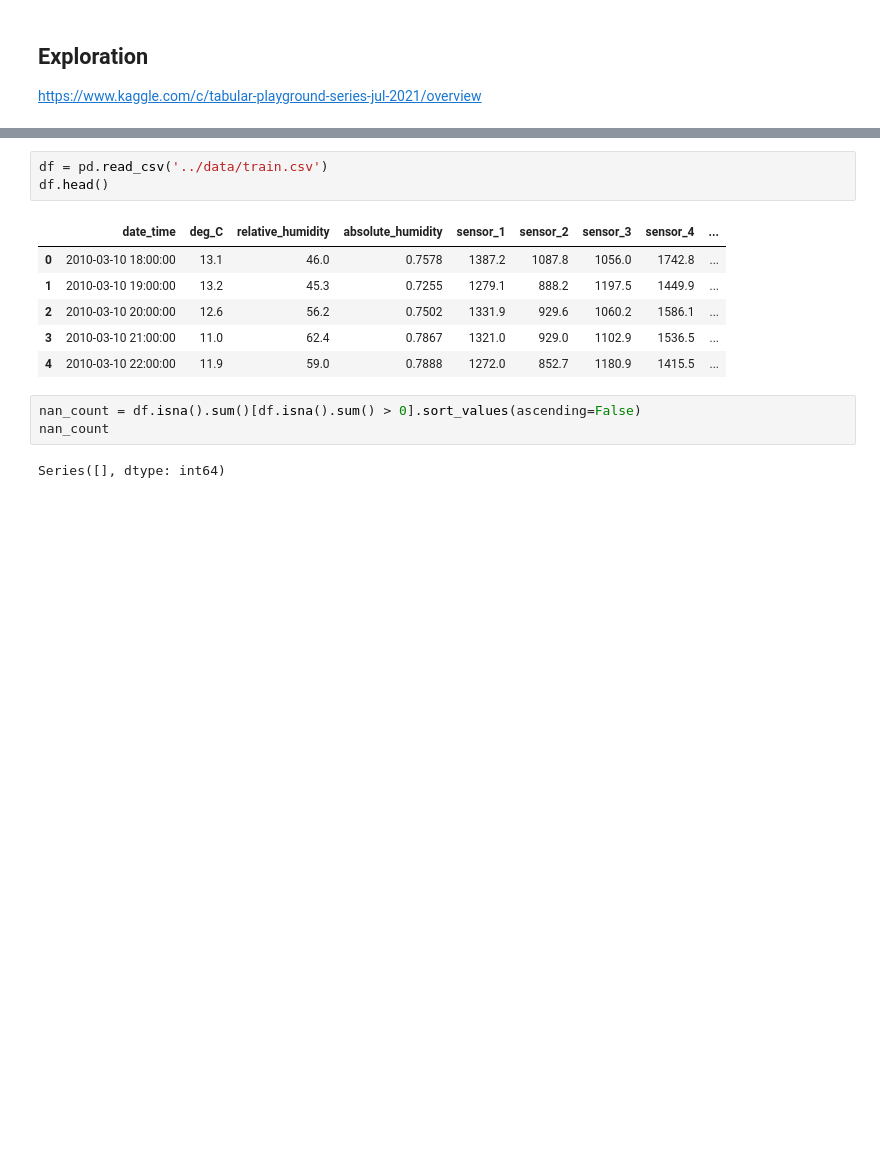
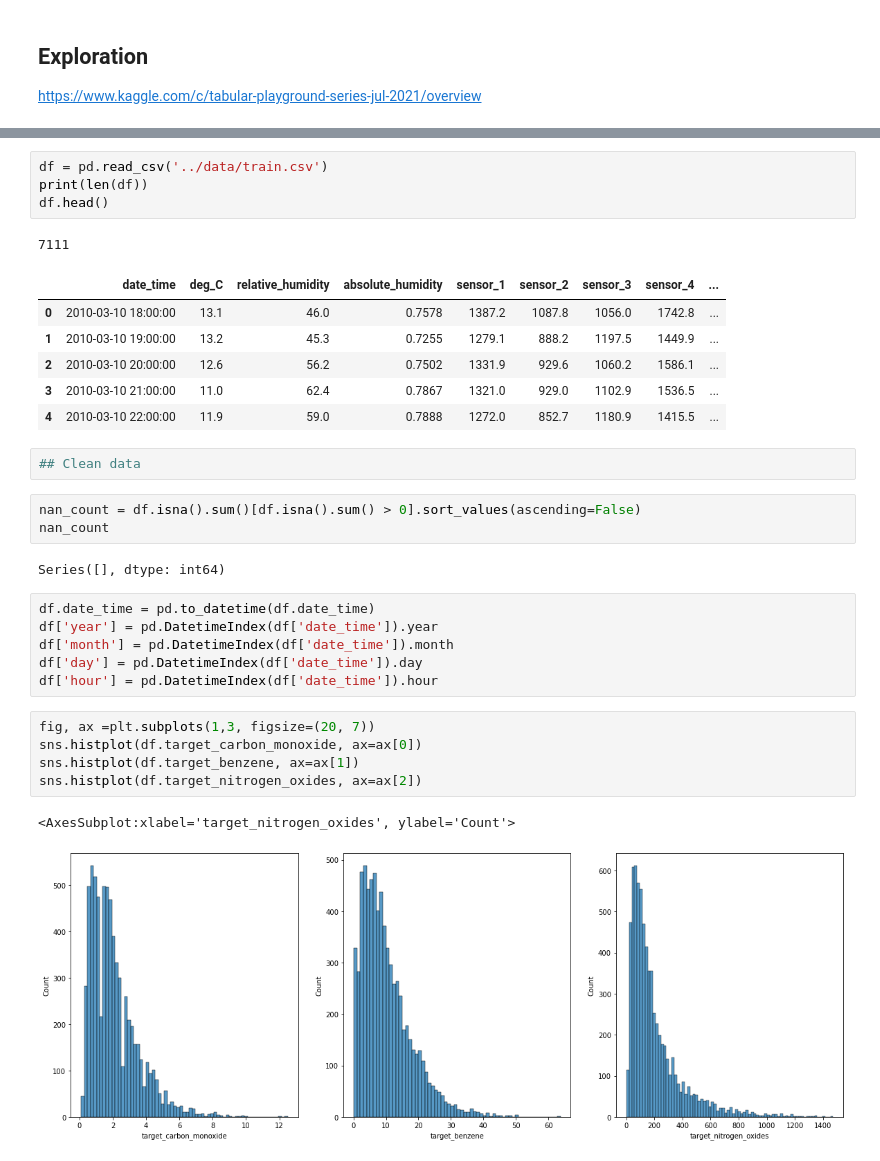
Before and after one commit to leejaeka/kaggle-playground-series, a Jupyter notebook: July-2021/notebook/exploration1.ipynb, the cells around one changed output, grey strips where cells are left out. Saved outputs shown, nothing was run; the diff lists cells and outputs as text; blank space fills up the shorter version.

```diff
--- a/July-2021/notebook/exploration1.ipynb
+++ b/July-2021/notebook/exploration1.ipynb
@@ -10,15 +17,33 @@ import numpy as np
 # %%
 df = pd.read_csv('../data/train.csv')
+print(len(df))
 df.head()
 # %% [output]
+7111
 |  | date_time | deg_C | relative_humidity | absolute_humidity | sensor_1 | sensor_2 | sensor_3 | sensor_4 | ... |
 | 0 | 2010-03-10 18:00:00 | 13.1 | 46.0 | 0.7578 | 1387.2 | 1087.8 | 1056.0 | 1742.8 | ... |
 | 1 | 2010-03-10 19:00:00 | 13.2 | 45.3 | 0.7255 | 1279.1 | 888.2 | 1197.5 | 1449.9 | ... |
 | 2 | 2010-03-10 20:00:00 | 12.6 | 56.2 | 0.7502 | 1331.9 | 929.6 | 1060.2 | 1586.1 | ... |
 | 3 | 2010-03-10 21:00:00 | 11.0 | 62.4 | 0.7867 | 1321.0 | 929.0 | 1102.9 | 1536.5 | ... |
 | 4 | 2010-03-10 22:00:00 | 11.9 | 59.0 | 0.7888 | 1272.0 | 852.7 | 1180.9 | 1415.5 | ... |
+# %%
+## Clean data
 # %%
 nan_count = df.isna().sum()[df.isna().sum() > 0].sort_values(ascending=False)
 nan_count
 # %% [output]
 Series([], dtype: int64)
+# %%
+df.date_time = pd.to_datetime(df.date_time)
+df['year'] = pd.DatetimeIndex(df['date_time']).year
+df['month'] = pd.DatetimeIndex(df['date_time']).month
+df['day'] = pd.DatetimeIndex(df['date_time']).day
+df['hour'] = pd.DatetimeIndex(df['date_time']).hour
+# %%
+fig, ax =plt.subplots(1,3, figsize=(20, 7))
+sns.histplot(df.target_carbon_monoxide, ax=ax[0])
+sns.histplot(df.target_benzene, ax=ax[1])
+sns.histplot(df.target_nitrogen_oxides, ax=ax[2])
+# %% [output]
+<AxesSubplot:xlabel='target_nitrogen_oxides', ylabel='Count'>
+[figure, added]
```
Also changed, not shown: parts of 18 cells of this notebook, 2 other files.
